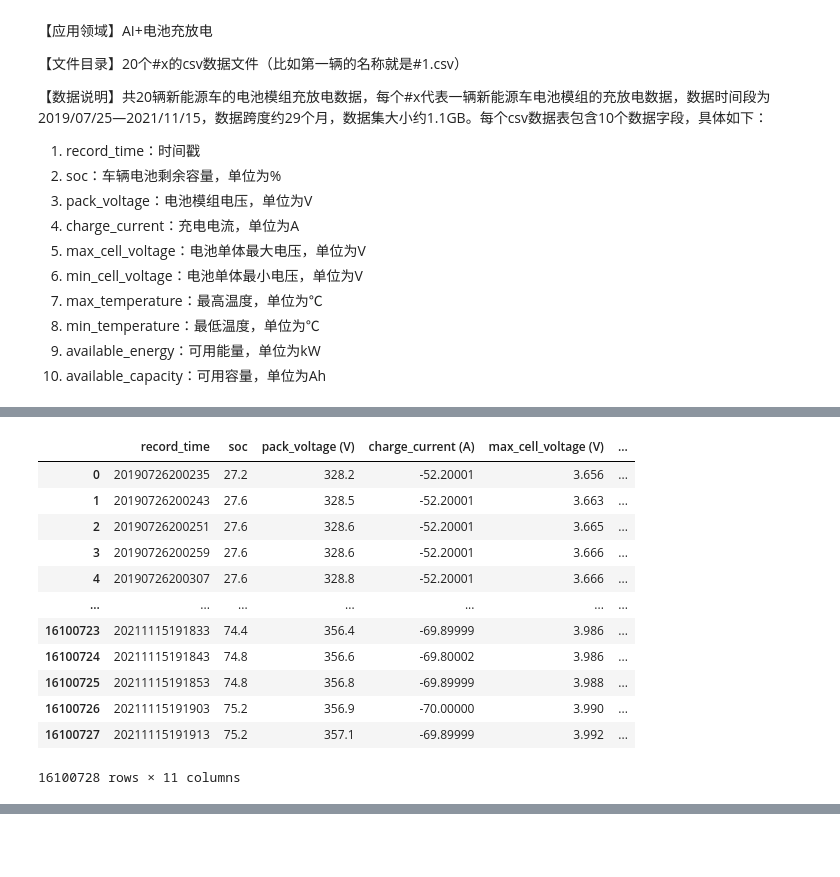
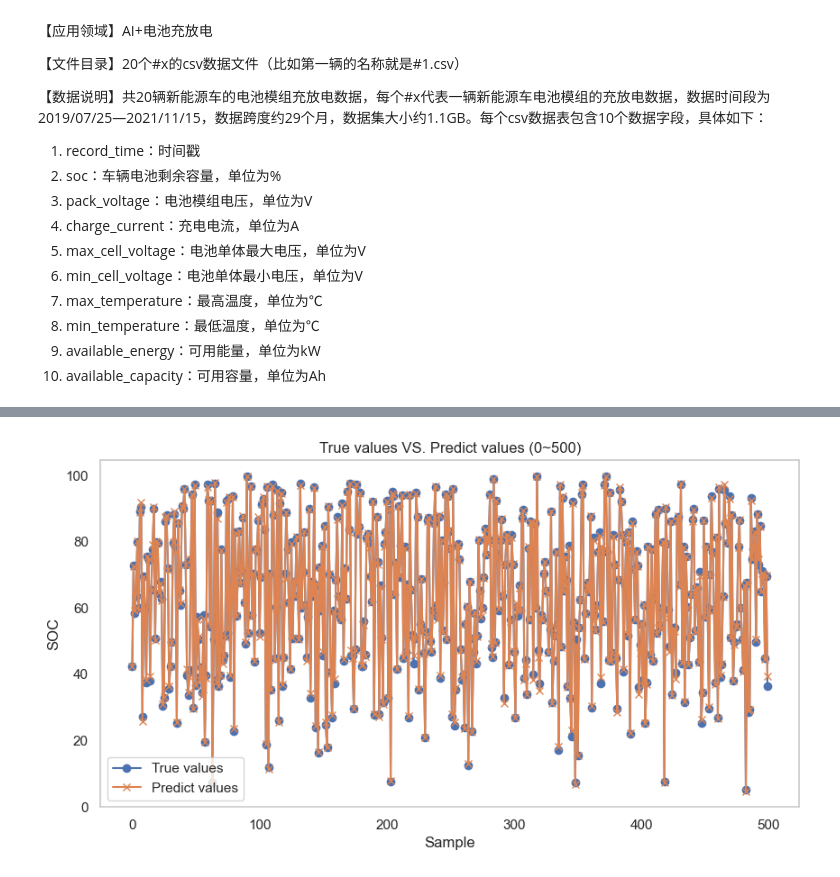
Before and after one commit to OddMiss/Lithium-Battery-Health-Analysis, a Jupyter notebook: V1/Analysis_NN.ipynb, the cells around one changed output, grey strips where cells are left out. Drawn from its saved outputs; the diff is of its cells as text; code cells hidden in the pictures; blank space fills up the shorter version.

Commit message:
Add some new models

```diff
--- a/V1/Analysis_NN.ipynb
+++ b/V1/Analysis_NN.ipynb
@@ -22,12 +38,17 @@ import pandas as pd
 import glob
 import matplotlib.pyplot as plt
 import seaborn as sns
+import warnings
+
+warnings.filterwarnings("ignore", category=UserWarning)
+
+PATH = "D:/New-Energy-Battery/dataset/"
 
 # 设置绘图样式
 sns.set(style="whitegrid")
 
 # 1. 导入所有的CSV文件
-data_files = glob.glob("./*.csv")  # 假设CSV文件在data目录下
+data_files = glob.glob(PATH + "/*.csv")  # 假设CSV文件在data目录下
 dataframes = []
 data_files
 
@@ -46,20 +67,6 @@ data['record_time'] = pd.to_datetime(data['record_time'], format='%Y%m%d%H%M%S',
 
 # - 删除缺失值
 data.dropna(inplace=True)
-# %% [output]
-|  | record_time | soc | pack_voltage (V) | charge_current (A) | max_cell_voltage (V) | ... |
-| 0 | 20190726200235 | 27.2 | 328.2 | -52.20001 | 3.656 | ... |
-| 1 | 20190726200243 | 27.6 | 328.5 | -52.20001 | 3.663 | ... |
-| 2 | 20190726200251 | 27.6 | 328.6 | -52.20001 | 3.665 | ... |
-| 3 | 20190726200259 | 27.6 | 328.6 | -52.20001 | 3.666 | ... |
-| 4 | 20190726200307 | 27.6 | 328.8 | -52.20001 | 3.666 | ... |
-| ... | ... | ... | ... | ... | ... | ... |
-| 16100723 | 20211115191833 | 74.4 | 356.4 | -69.89999 | 3.986 | ... |
-| 16100724 | 20211115191843 | 74.8 | 356.6 | -69.80002 | 3.986 | ... |
-| 16100725 | 20211115191853 | 74.8 | 356.8 | -69.89999 | 3.988 | ... |
-| 16100726 | 20211115191903 | 75.2 | 356.9 | -70.00000 | 3.990 | ... |
-| 16100727 | 20211115191913 | 75.2 | 357.1 | -69.89999 | 3.992 | ... |
-16100728 rows × 11 columns
 # %%
 # 选择特征和目标
 from sklearn.model_selection import train_test_split
@@ -67,38 +74,58 @@ from sklearn.preprocessing import StandardScaler
 import tensorflow as tf
 from tensorflow import keras
 from tensorflow.keras import layers
+import matplotlib.pyplot as plt
+from sklearn.metrics import r2_score
 
-
+# Assuming 'data' is your DataFrame containing the features and target
 features = data[['pack_voltage (V)', 'charge_current (A)',
                   'max_cell_voltage (V)', 'min_cell_voltage (V)',
                   'max_temperature (℃)', 'min_temperature (℃)',
                   'available_energy (kw)', 'available_capacity (Ah)']]
 target = data['soc']  # 假设我们预测电池剩余容量
 
+# Split the data into training and testing sets
 X_train, X_test, y_train, y_test = train_test_split(features, target, test_size=0.2, random_state=42)
+
+# Scale the features
 scaler = StandardScaler()
 X_train_scaled = scaler.fit_transform(X_train)
 X_test_scaled = scaler.transform(X_test)
 
+# Build the model
 model = keras.Sequential([
     layers.Dense(64, activation='relu', input_shape=(X_train_scaled.shape[1],)),
     layers.Dense(64, activation='relu'),
     layers.Dense(1)  # 输出层
 ])
 
+# Compile the model
 model.compile(optimizer='adam', loss='mean_squared_error', metrics=['mae'])
-history = model.fit(X_train_scaled, y_train, epochs=100, batch_size=32, validation_split=0.2)
+
+# Train the model and capture the history
+history = model.fit(X_train_scaled, y_train, epochs=20, batch_size=32, validation_split=0.2)
+
+# Evaluate the model on the test set
 test_loss, test_mae = model.evaluate(X_test_scaled, y_test)
 print(f"Test MAE: {test_mae}")
+
+# Print the loss values from training
+print("Training Loss Values:")
+for epoch, loss in enumerate(history.history['loss']):
+    print(f"Epoch {epoch + 1}: Loss = {loss}")
 
 # 进行预测
 predictions = model.predict(X_test_scaled)
 
 # 可视化预测结果
+LEN = 500
 plt.figure(figsize=(10, 5))
-plt.plot(y_test.values, label='真实值')
-plt.plot(predictions, label='预测值')
-plt.xlabel('样本')
-plt.ylabel('电池剩余容量 (soc)')
+plt.plot(y_test.values[:LEN], label='True values', marker='o')
+plt.plot(predictions[:LEN], label='Predict values', marker='x')
+plt.xlabel('Sample')
+plt.ylabel('SOC')
+plt.title(f'True values VS. Predict values (0~{LEN})')
 plt.legend()
+plt.grid()
 plt.show()
+# %% [output]
@@ -104,0 +149 @@ plt.show()
+[figure, added]
```
Also changed, not shown: parts of 4 cells of this notebook, 4 other files.
